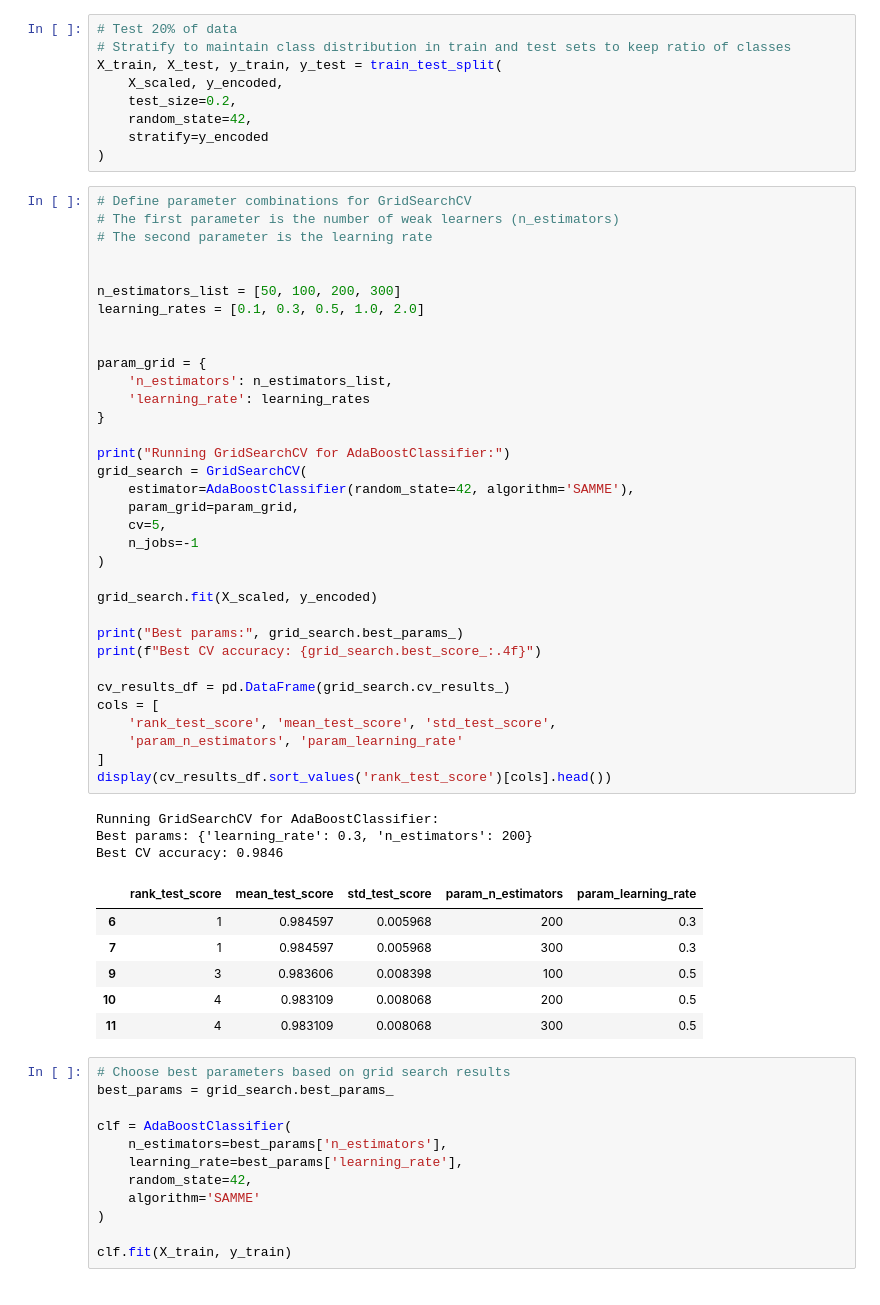
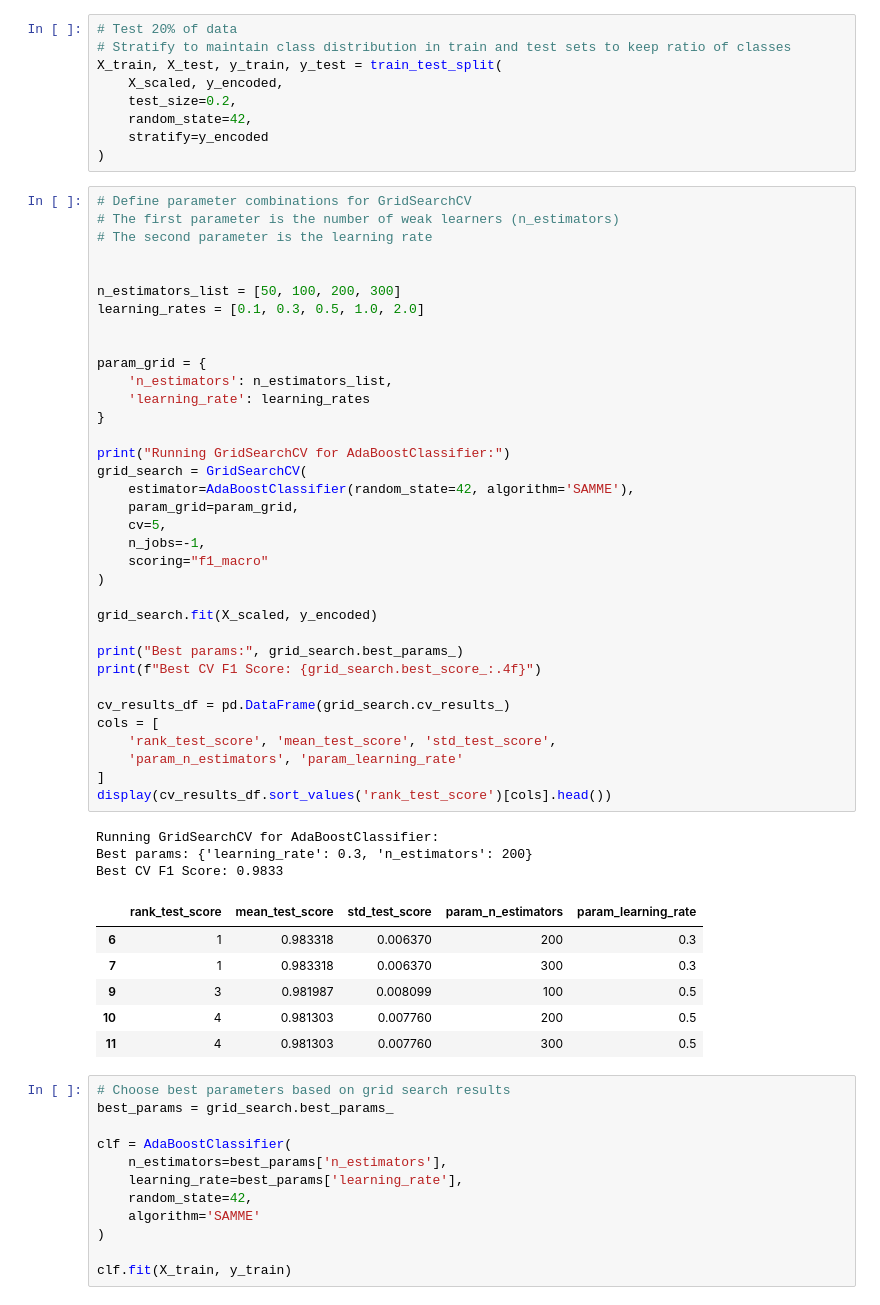
Before and after one commit to quielq/foodclassifier, a Jupyter notebook: foodclassifier_adaboost.ipynb, the cells around one changed output. Saved outputs shown, nothing was run; the diff lists cells and outputs as text.

Commit message:
Used F1 Score instead of Accuracy

```diff
--- a/foodclassifier_adaboost.ipynb
+++ b/foodclassifier_adaboost.ipynb
@@ -151,41 +151,42 @@ X_train, X_test, y_train, y_test = train_test_split(
 n_estimators_list = [50, 100, 200, 300]
 learning_rates = [0.1, 0.3, 0.5, 1.0, 2.0]
 
 
 param_grid = {
     'n_estimators': n_estimators_list,
     'learning_rate': learning_rates
 }
 
 print("Running GridSearchCV for AdaBoostClassifier:")
 grid_search = GridSearchCV(
     estimator=AdaBoostClassifier(random_state=42, algorithm='SAMME'),
     param_grid=param_grid,
     cv=5,
-    n_jobs=-1
+    n_jobs=-1,
+    scoring="f1_macro"
 )
 
 grid_search.fit(X_scaled, y_encoded)
 
 print("Best params:", grid_search.best_params_)
-print(f"Best CV accuracy: {grid_search.best_score_:.4f}")
+print(f"Best CV F1 Score: {grid_search.best_score_:.4f}")
 
 cv_results_df = pd.DataFrame(grid_search.cv_results_)
 cols = [
     'rank_test_score', 'mean_test_score', 'std_test_score',
     'param_n_estimators', 'param_learning_rate'
 ]
 display(cv_results_df.sort_values('rank_test_score')[cols].head())
 # %% [output]
 Running GridSearchCV for AdaBoostClassifier:
 Best params: {'learning_rate': 0.3, 'n_estimators': 200}
-Best CV accuracy: 0.9846
+Best CV F1 Score: 0.9833
 |  | rank_test_score | mean_test_score | std_test_score | param_n_estimators | param_learning_rate |
-| 6 | 1 | 0.984597 | 0.005968 | 200 | 0.3 |
-| 7 | 1 | 0.984597 | 0.005968 | 300 | 0.3 |
-| 9 | 3 | 0.983606 | 0.008398 | 100 | 0.5 |
-| 10 | 4 | 0.983109 | 0.008068 | 200 | 0.5 |
-| 11 | 4 | 0.983109 | 0.008068 | 300 | 0.5 |
+| 6 | 1 | 0.983318 | 0.006370 | 200 | 0.3 |
+| 7 | 1 | 0.983318 | 0.006370 | 300 | 0.3 |
+| 9 | 3 | 0.981987 | 0.008099 | 100 | 0.5 |
+| 10 | 4 | 0.981303 | 0.007760 | 200 | 0.5 |
+| 11 | 4 | 0.981303 | 0.007760 | 300 | 0.5 |
 # %%
 # Choose best parameters based on grid search results
 best_params = grid_search.best_params_
```
Also changed, not shown: parts of 1 cell of this notebook, 4 other files.
